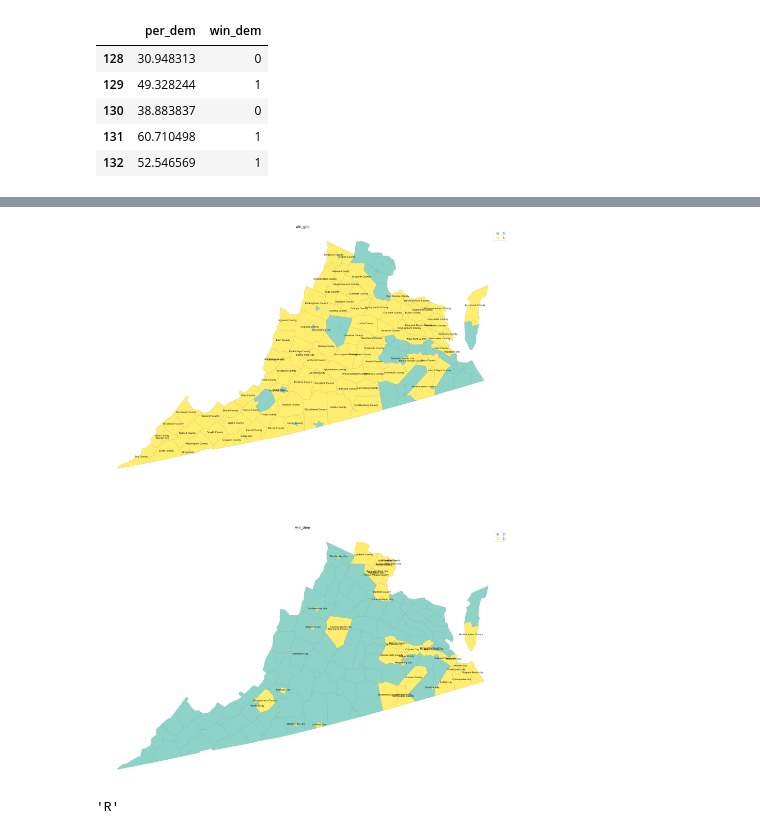
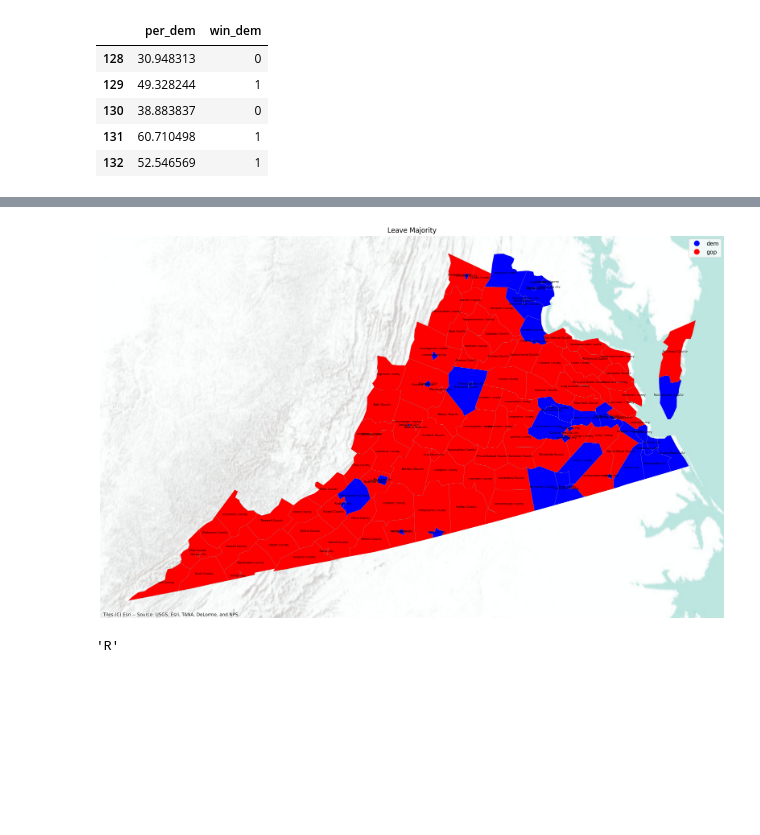
Before and after one commit to leogismap/Global_spatial_autocorrelation_2024_presidential_election_virginia, a Jupyter notebook: Global_Spatial_Autocorrelation.ipynb, the cells around one changed output, grey strips where cells are left out. Saved outputs shown, nothing was run; the diff lists cells and outputs as text; code cells hidden in the pictures; blank space fills up the shorter version.

```diff
--- a/Global_Spatial_Autocorrelation.ipynb
+++ b/Global_Spatial_Autocorrelation.ipynb
@@ -301,48 +202,0 @@ db
-# %%
-
-
-# Create a figure with 2 subplots (side by side)
-f, axs = plt.subplots(2, 1, figsize=(35, 35))  # 2 row, 1 columns
-
-# Plot first graph (win_gop)
-db.plot(
-    ax=axs[0],  # Use the first subplot
-    column="win_gop",
-    categorical=True,
-    legend=True,
-    edgecolor="0.5",
-    linewidth=0.25,
-    cmap="Set3",
-)
-axs[0].set_axis_off()
-axs[0].set_title("win_gop")
-
-# Label counties with 'win_gop' value of 1
-for idx, row in db[db['win_gop'] == 1].iterrows():  # Filter rows where 'win_gop' == 1
-    centroid = row.geometry.centroid
-    county_name = row['county_name']  # Assuming county names are in a column named 'county_name'
-    axs[0].text(centroid.x, centroid.y, county_name, fontsize=8, ha='center', color='black')
-
-# Plot second graph (win_dem)
-db.plot(
-    ax=axs[1],  # Use the second subplot
-    column="win_dem",
-    categorical=True,
-    legend=True,
-    edgecolor="0.5",
-    linewidth=0.25,
-    cmap="Set3",
-)
-axs[1].set_axis_off()
-axs[1].set_title("win_dem")
-
-# Label counties with 'win_dem' value of 1
-for idx, row in db[db['win_dem'] == 1].iterrows():  # Filter rows where 'win_dem' == 1
-    centroid = row.geometry.centroid
-    county_name = row['county_name']
-    axs[1].text(centroid.x, centroid.y, county_name, fontsize=8, ha='center', color='black')
-
-# Show the combined figure
-plt.show()
-# %% [output]
-[figure, removed]
@@ -349,3 +205,35 @@ plt.show()
+# %%
+cmap_gop = mcolors.ListedColormap(["blue", "red"])  # Blue for 0, Red for 1
+bounds = [0, 0.5, 1]
+norm = mcolors.BoundaryNorm(bounds, cmap_gop.N)
+f, ax = plt.subplots(1, figsize=(20, 20))
+db.plot(
+    ax=ax,
+    column="win",
+    categorical=True,
+    legend=True,
+    edgecolor="0.5",
+    linewidth=0.25,
+    cmap=cmap_gop,  # Use custom colormap
+    norm=norm,
+)
+ax.set_axis_off()
+ax.set_title("Leave Majority")
+#plt.axis("equal")
+contextily.add_basemap(
+    ax,
+    crs=db.crs,
+    source=contextily.providers.Esri.WorldTerrain,
+)
+
+# Label counties with 'win_gop' value of 1
+for idx, row in db.iterrows():  # Filter rows where 'win_gop' == 1
+    centroid = row.geometry.centroid
+    county_name = row['county_name']  # Assuming county names are in a column named 'county_name'
+    ax.text(centroid.x, centroid.y, county_name, fontsize=5, ha='center', color='black')
+plt.show()
+# %% [output]
+[figure, added]
 # %%
 w.transform
 # %% [output]
```
Also changed, not shown: parts of 13 cells of this notebook, 2 other files.
